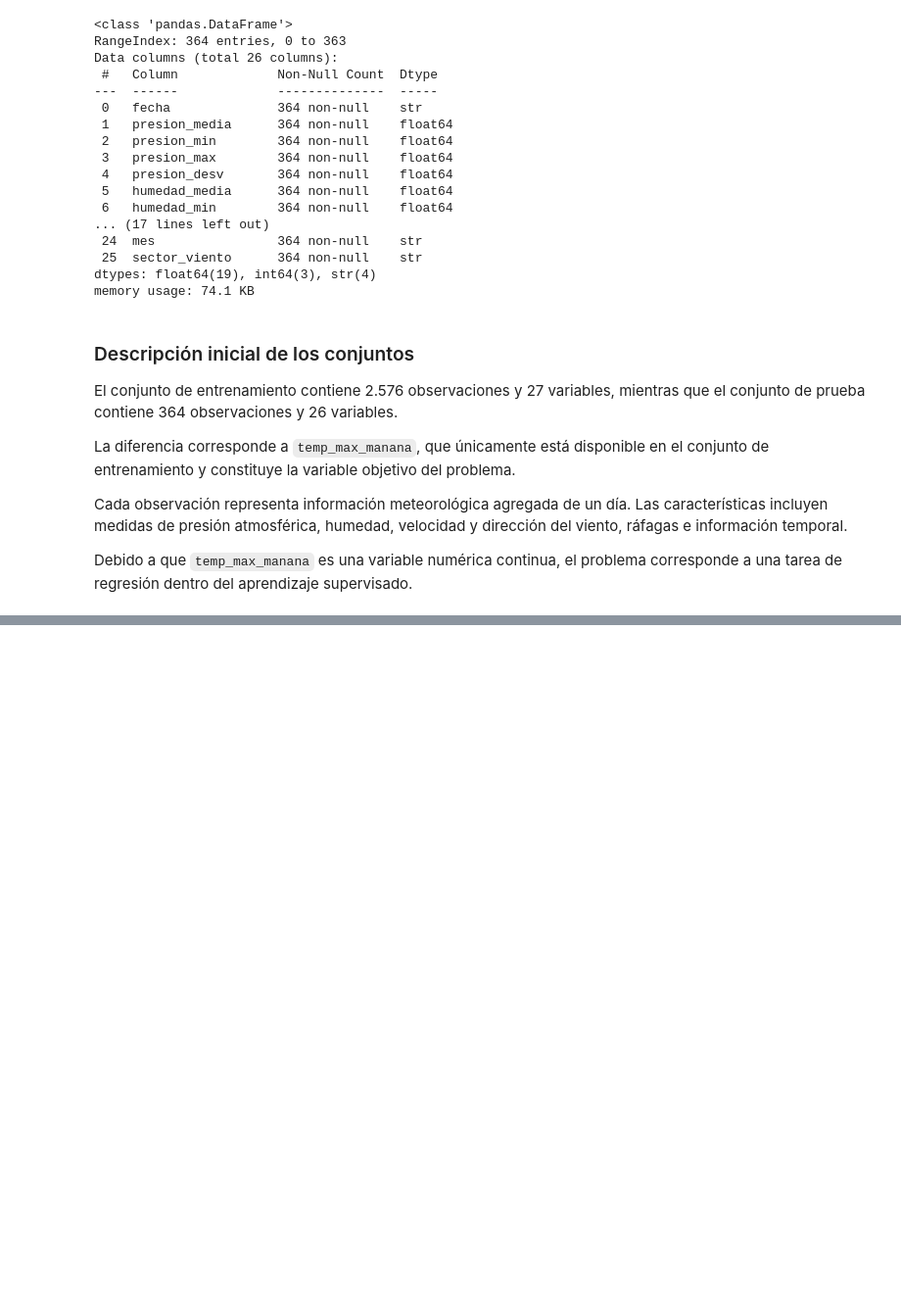
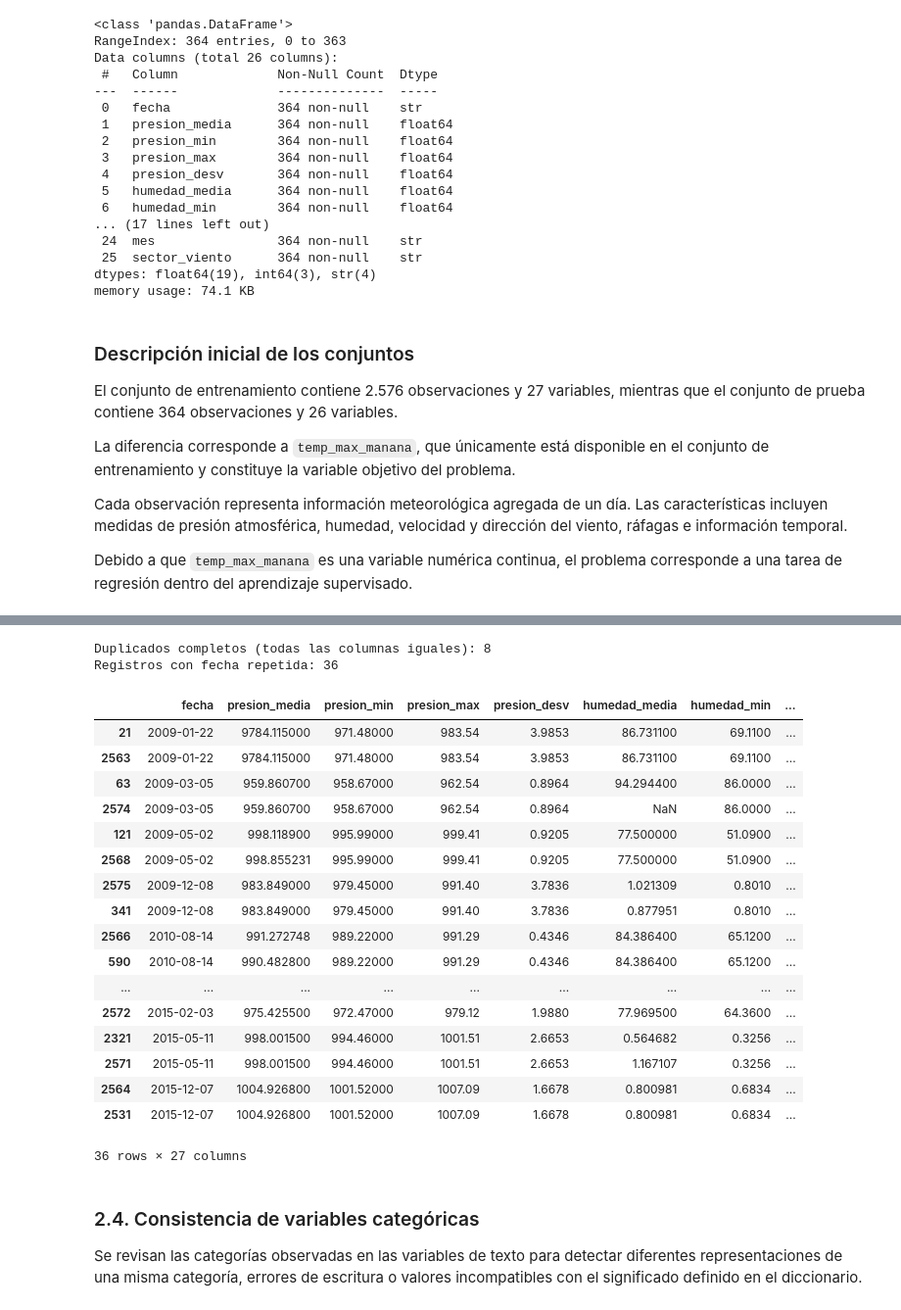
Before and after one commit to dazambrano2/MaterialDeClase-ISIS-2611, a Jupyter notebook: 202620/Laboratorios/L1/Lab1.ipynb, the cells around one changed output, grey strips where cells are left out. Shown at 98% size. Drawn from its saved outputs; the diff is of its cells as text; code cells hidden in the pictures; blank space fills up the shorter version.

Commit message:
Punto 2 Completo

```diff
--- a/202620/Laboratorios/L1/Lab1.ipynb
+++ b/202620/Laboratorios/L1/Lab1.ipynb
@@ -126,0 +231,42 @@ Debido a que `temp_max_manana` es una variable numérica continua, el problema c
+# %%
+# Buscar filas completamente duplicadas.
+print("Duplicados completos (todas las columnas iguales):", datos.duplicated(keep=False).sum())
+
+# Revisar si existen fechas repetidas, ignorando registros con fecha faltante
+# (dos fechas faltantes no son una fecha "repetida").
+print("Registros con fecha repetida:", datos.loc[datos["fecha"].notna(), "fecha"].duplicated(keep=False).sum())
+
+fechas_repetidas = datos[
+    datos["fecha"].notna() & datos["fecha"].duplicated(keep=False)
+].sort_values("fecha")
+
+fechas_repetidas
+
+# Analizar si una fecha repetida corresponde realmente a un duplicado lógico.
+# No se elimina ningún registro en esta etapa: la estrategia de tratamiento de
+# duplicados se definirá en la preparación de los datos.
+# %% [output]
+Duplicados completos (todas las columnas iguales): 8
+Registros con fecha repetida: 36
+|  | fecha | presion_media | presion_min | presion_max | presion_desv | humedad_media | humedad_min | ... |
+| 21 | 2009-01-22 | 9784.115000 | 971.48000 | 983.54 | 3.9853 | 86.731100 | 69.1100 | ... |
+| 2563 | 2009-01-22 | 9784.115000 | 971.48000 | 983.54 | 3.9853 | 86.731100 | 69.1100 | ... |
+| 63 | 2009-03-05 | 959.860700 | 958.67000 | 962.54 | 0.8964 | 94.294400 | 86.0000 | ... |
+| 2574 | 2009-03-05 | 959.860700 | 958.67000 | 962.54 | 0.8964 | NaN | 86.0000 | ... |
+| 121 | 2009-05-02 | 998.118900 | 995.99000 | 999.41 | 0.9205 | 77.500000 | 51.0900 | ... |
+| 2568 | 2009-05-02 | 998.855231 | 995.99000 | 999.41 | 0.9205 | 77.500000 | 51.0900 | ... |
+| 2575 | 2009-12-08 | 983.849000 | 979.45000 | 991.40 | 3.7836 | 1.021309 | 0.8010 | ... |
+| 341 | 2009-12-08 | 983.849000 | 979.45000 | 991.40 | 3.7836 | 0.877951 | 0.8010 | ... |
+| 2566 | 2010-08-14 | 991.272748 | 989.22000 | 991.29 | 0.4346 | 84.386400 | 65.1200 | ... |
+| 590 | 2010-08-14 | 990.482800 | 989.22000 | 991.29 | 0.4346 | 84.386400 | 65.1200 | ... |
+| ... | ... | ... | ... | ... | ... | ... | ... | ... |
+| 2572 | 2015-02-03 | 975.425500 | 972.47000 | 979.12 | 1.9880 | 77.969500 | 64.3600 | ... |
+| 2321 | 2015-05-11 | 998.001500 | 994.46000 | 1001.51 | 2.6653 | 0.564682 | 0.3256 | ... |
+| 2571 | 2015-05-11 | 998.001500 | 994.46000 | 1001.51 | 2.6653 | 1.167107 | 0.3256 | ... |
+| 2564 | 2015-12-07 | 1004.926800 | 1001.52000 | 1007.09 | 1.6678 | 0.800981 | 0.6834 | ... |
+| 2531 | 2015-12-07 | 1004.926800 | 1001.52000 | 1007.09 | 1.6678 | 0.800981 | 0.6834 | ... |
+36 rows × 27 columns
+# %% [markdown]
+### 2.4. Consistencia de variables categóricas
+
+Se revisan las categorías observadas en las variables de texto para detectar diferentes representaciones de una misma categoría, errores de escritura o valores incompatibles con el significado definido en el diccionario.
```
Also changed, not shown: parts of 17 cells of this notebook.
